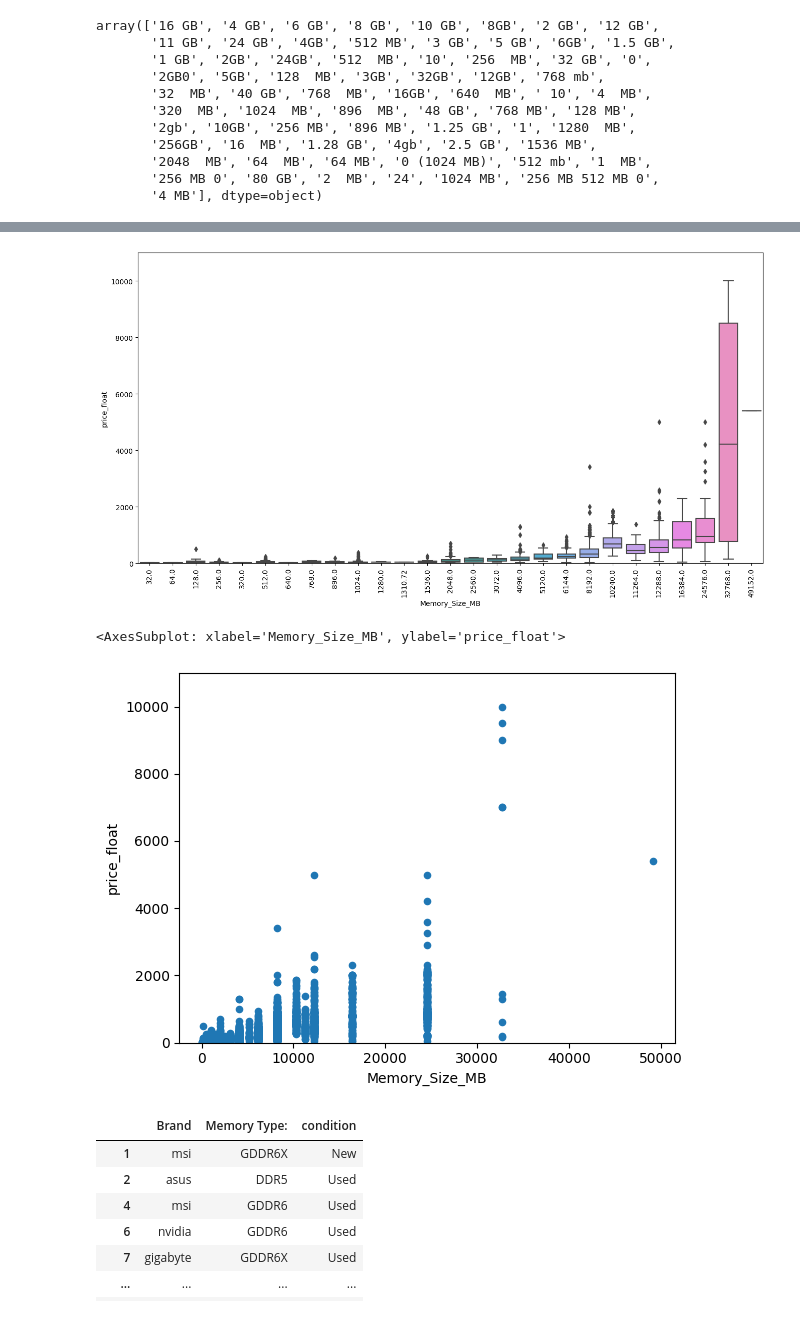
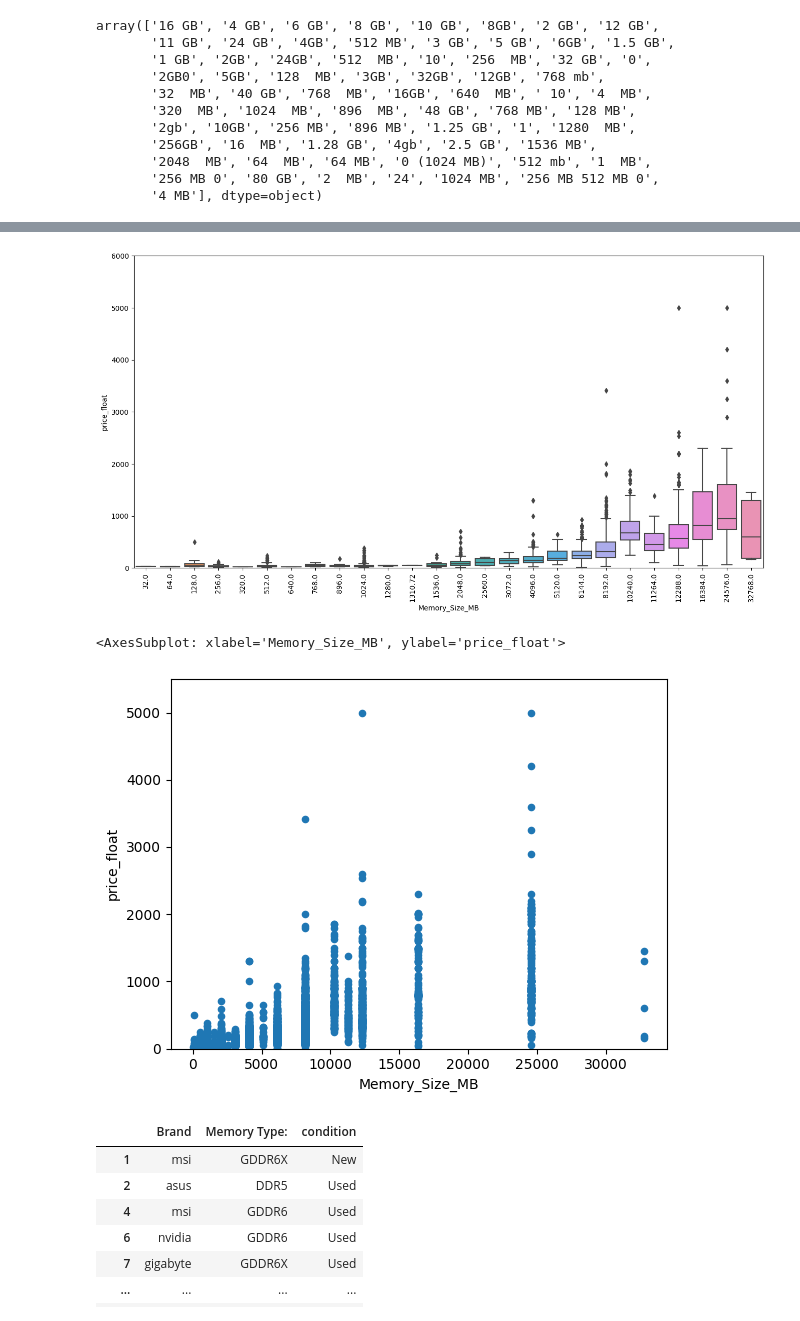
Before and after one commit to LuAsm/Tweet_sentiment_predict, a Jupyter notebook: notebooks/modelling.ipynb, the cells around one changed output, grey strips where cells are left out. Saved outputs shown, nothing was run; the diff lists cells and outputs as text; code cells hidden in the pictures.

```diff
--- a/notebooks/modelling.ipynb
+++ b/notebooks/modelling.ipynb
@@ -164,6 +164,7 @@ df['price_float']
 Name: price_float, Length: 5146, dtype: float64
 # %%
 df.drop(df[(df['price_float'] < 15)].index, inplace=True)
+df.drop(df[(df['price_float'] > 6000)].index, inplace=True)
 # %%
 df.head(10)
 # %% [output]
@@ -284,21 +285,21 @@ df.loc[df["Memory Size:"] == "256 MB"]
 | 4760 | Dell 0X175K Quadro NVS 295 PCIe 2... | US 19.32 | https://www.ebay.co.uk/itm/115229... | Used | {'Condition:': 'Used', 'Memory Si... | 19.32 | 0 | NVIDIA | Dell | ... |
 # %%
 df.drop(df[(df['Memory_Size_MB'] < 5)].index, inplace=True)
-df.drop(df[(df['Memory_Size_MB'] > 50000)].index, inplace=True)
+df.drop(df[(df['Memory_Size_MB'] > 38000)].index, inplace=True)
 # %%
 f, ax = plt.subplots(figsize=(16, 8))
 fig = sns.boxplot(x="Memory_Size_MB", y="price_float", data=df)
-fig.axis(ymin=0, ymax=11000);
+fig.axis(ymin=0, ymax=6000);
 plt.xticks(rotation=90);
 # %% [output]
-[figure, old version]
+[figure, new version]
 # %%
 #scatter plot grlivarea/saleprice
 var = "Memory_Size_MB"
-df.plot.scatter(x=var, y='price_float', ylim=(0,11000))
+df.plot.scatter(x=var, y='price_float', ylim=(0,5500))
 # %% [output]
 <AxesSubplot: xlabel='Memory_Size_MB', ylabel='price_float'>
-[figure, old version]
+[figure, new version]
 # %%
 sampled_categorical_data = df[["Brand", "Memory Type:", "condition"]]
 sampled_categorical_data
```
Also changed, not shown: parts of 3 cells of this notebook.
